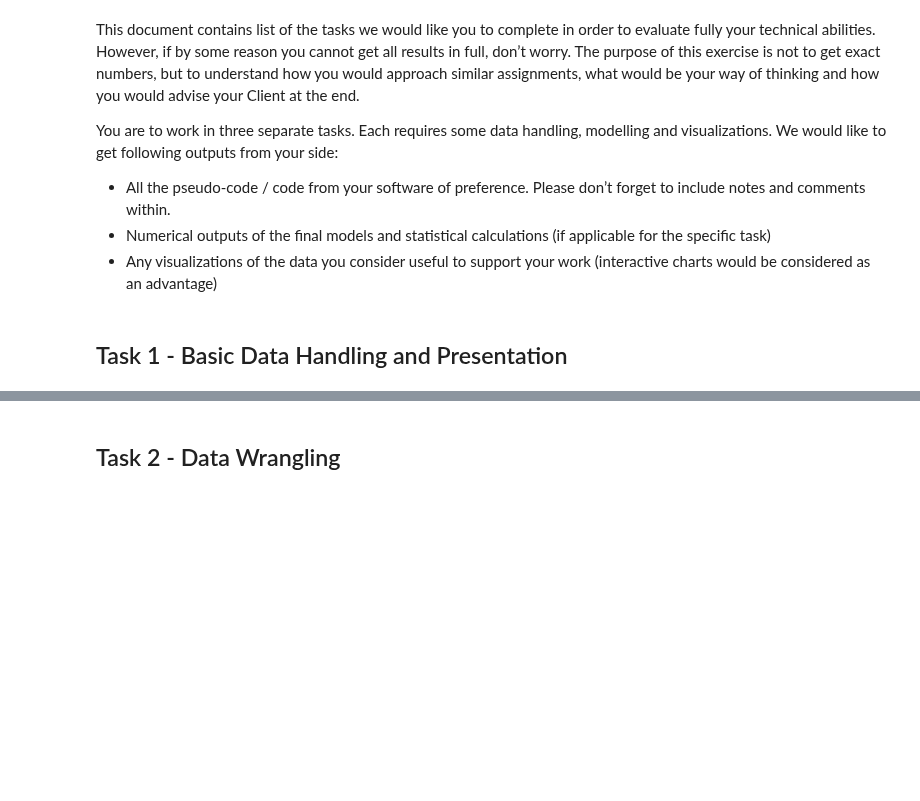
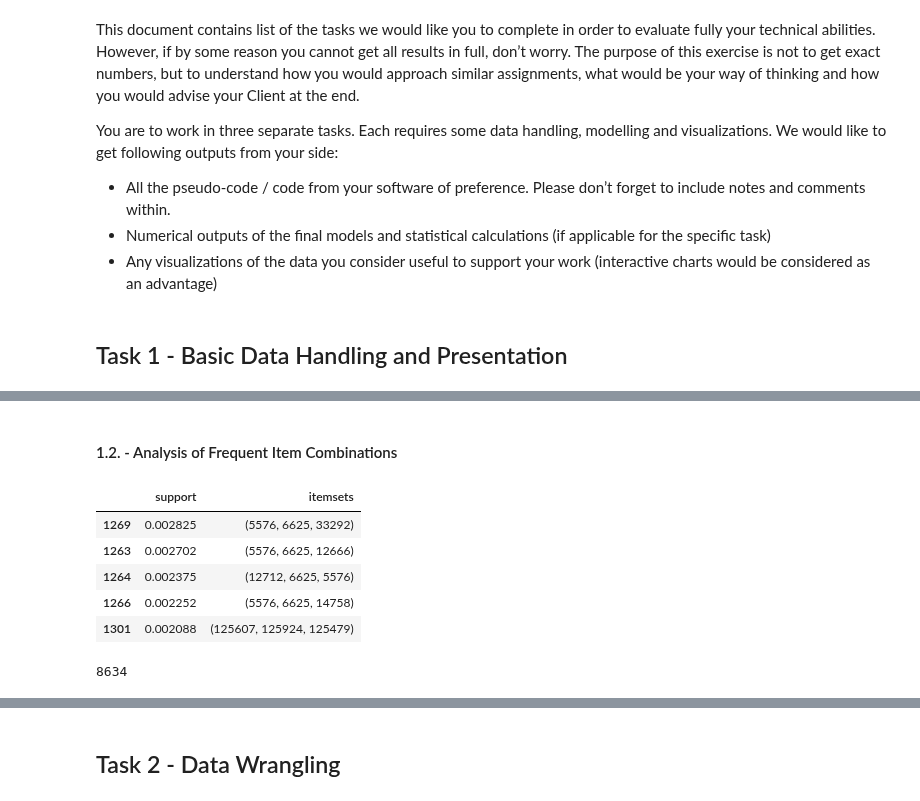
Before and after one commit to arnoldram/conac_datachallenge, a Jupyter notebook: Challenge_Medium_1.ipynb, the cells around one changed output, grey strips where cells are left out. Saved outputs shown, nothing was run; the diff lists cells and outputs as text; code cells hidden in the pictures; blank space fills up the shorter version.

```diff
--- a/Challenge_Medium_1.ipynb
+++ b/Challenge_Medium_1.ipynb
@@ -21,0 +135,38 @@ You are provided with a small subset of data in `data_task1.csv` on in-store pur
+# %% [markdown]
+#### 1.2. - Analysis of Frequent Item Combinations
+# %%
+from mlxtend.frequent_patterns import apriori, association_rules
+from mlxtend.preprocessing import TransactionEncoder
+
+# data prep: create a list of transactions, where each transaction is a list of items (d_global_item_id) bought together
+transactions = data_task1.groupby('bon_id_int')['d_global_item_id'].apply(list).tolist()
+
+# Initialize the TransactionEncoder, which transforms the data into a format suitable for the Apriori algorithm
+encoder = TransactionEncoder()
+transactions_encoded = encoder.fit_transform(transactions)
+transactions_df = pd.DataFrame(transactions_encoded, columns=encoder.columns_)
+
+# Apply the Apriori algorithm to find frequent itemsets with a minimum support threshold
+# Note: The support threshold is set very low due to the small dataset
+frequent_itemsets = apriori(transactions_df, min_support=0.001, use_colnames=True) # tried min_support=0.01 -> empty dataframe
+
+# Filter the frequent itemsets to find sets of 3 items
+frequent_itemsets_3 = frequent_itemsets[frequent_itemsets['itemsets'].apply(lambda x: len(x) == 3)]
+
+# Sort the itemsets by support to find the most frequent combinations
+frequent_itemsets_3_sorted = frequent_itemsets_3.sort_values('support', ascending=False).head()
+
+print(frequent_itemsets_3_sorted.to_string())
+# %% [output]
+|  | support | itemsets |
+| 1269 | 0.002825 | (5576, 6625, 33292) |
+| 1263 | 0.002702 | (5576, 6625, 12666) |
+| 1264 | 0.002375 | (12712, 6625, 5576) |
+| 1266 | 0.002252 | (5576, 6625, 14758) |
+| 1301 | 0.002088 | (125607, 125924, 125479) |
+# %%
+# Calculate the number of unique items in the dataset
+num_unique_items = data_task1['d_global_item_id'].nunique()
+num_unique_items
+# %% [output]
+8634
```
Also changed, not shown: parts of 39 cells of this notebook.
